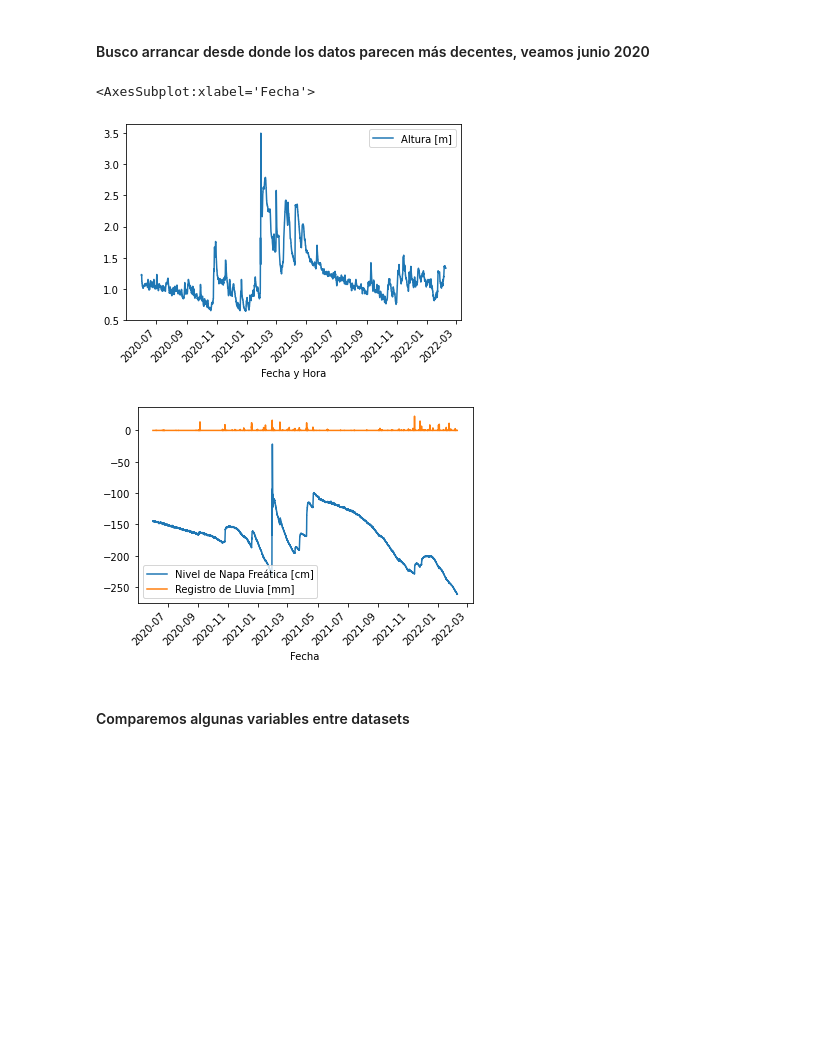
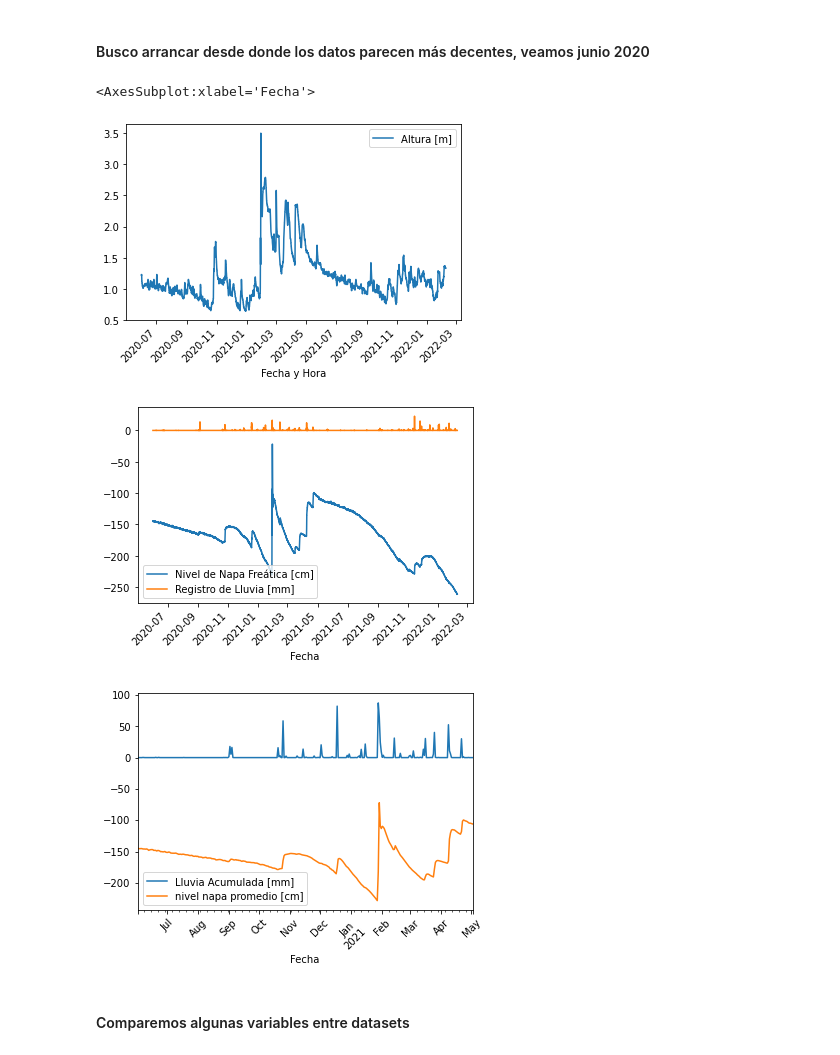
Before and after one commit to JulianGiles/flash_flood_ML, a Jupyter notebook: data_selection_and_comparison.ipynb, the cells around one changed output. Saved outputs shown, nothing was run; the diff lists cells and outputs as text; code cells hidden in the pictures; blank space fills up the shorter version.

```diff
--- a/data_selection_and_comparison.ipynb
+++ b/data_selection_and_comparison.ipynb
@@ -114,16 +137,20 @@ dique_aforador.plot(x='Fecha y Hora', rot=45)
 # %% [markdown]
 #### Busco arrancar desde donde los datos parecen más decentes, veamos junio 2020
 # %%
-dique_aforador_short = dique_aforador.loc[dique_aforador['Fecha y Hora']>'2020-06-01 00:00:00']
-justiniano_posse_short = justiniano_posse.loc[justiniano_posse['Fecha']>'2020-06-01 00:00:00']
+fromdate = '2020-06-01 00:00:00'
 
+dique_aforador_short = dique_aforador.loc[dique_aforador['Fecha y Hora']>fromdate]
+justiniano_posse_short = justiniano_posse.loc[justiniano_posse['Fecha']>fromdate]
+landsat_short = landsat.loc[landsat['Fecha']>fromdate]
 
 dique_aforador_short.plot(x='Fecha y Hora', rot=45)
 justiniano_posse_short.plot(x='Fecha', y=['Nivel de Napa Freática [cm]', 'Registro de Lluvia [mm]'], rot=45)
+landsat_short.plot(x='Fecha', y=['Lluvia Acumulada [mm]', 'nivel napa promedio [cm]'], rot=45)
 # %% [output]
 <AxesSubplot:xlabel='Fecha'>
 [figure]
 [figure]
+[figure, added]
 # %% [markdown]
 #### Comparemos algunas variables entre datasets
 # %%
```
Also changed, not shown: parts of 8 cells of this notebook.
